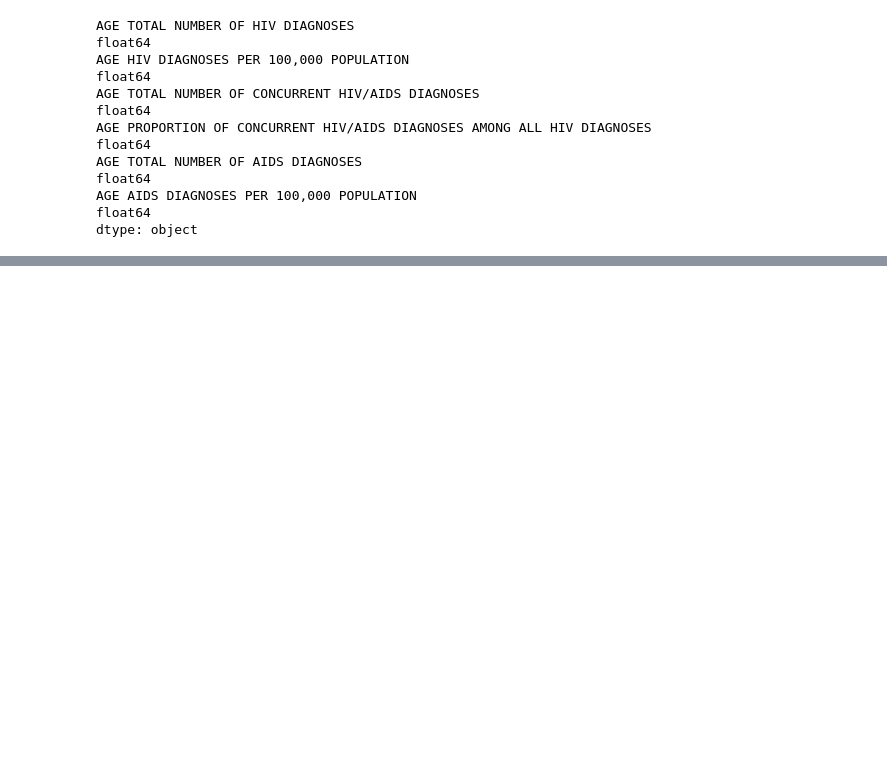
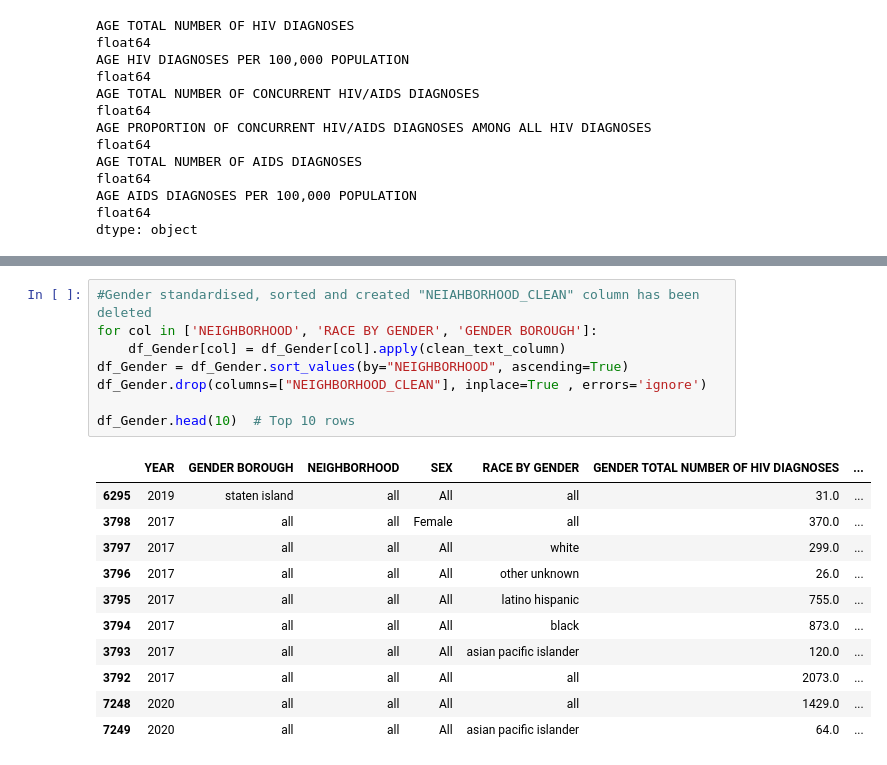
Before and after one commit to Victoire03/HIV_and_AIDS_Infections_in_New_York_City, a Jupyter notebook: Data_analysis.ipynb, the cells around one changed output, grey strips where cells are left out. Saved outputs shown, nothing was run; the diff lists cells and outputs as text; blank space fills up the shorter version.

```diff
--- a/Data_analysis.ipynb
+++ b/Data_analysis.ipynb
@@ -194,0 +282,20 @@ dtype: object
+# %%
+#Gender standardised, sorted and created "NEIAHBORHOOD_CLEAN" column has been deleted
+for col in ['NEIGHBORHOOD', 'RACE BY GENDER', 'GENDER BOROUGH']:
+    df_Gender[col] = df_Gender[col].apply(clean_text_column)
+df_Gender = df_Gender.sort_values(by="NEIGHBORHOOD", ascending=True)
+df_Gender.drop(columns=["NEIGHBORHOOD_CLEAN"], inplace=True , errors='ignore')
+
+df_Gender.head(10)  # Top 10 rows
+# %% [output]
+|  | YEAR | GENDER BOROUGH | NEIGHBORHOOD | SEX | RACE BY GENDER | GENDER TOTAL NUMBER OF HIV DIAGNOSES | ... |
+| 6295 | 2019 | staten island | all | All | all | 31.0 | ... |
+| 3798 | 2017 | all | all | Female | all | 370.0 | ... |
+| 3797 | 2017 | all | all | All | white | 299.0 | ... |
+| 3796 | 2017 | all | all | All | other unknown | 26.0 | ... |
+| 3795 | 2017 | all | all | All | latino hispanic | 755.0 | ... |
+| 3794 | 2017 | all | all | All | black | 873.0 | ... |
+| 3793 | 2017 | all | all | All | asian pacific islander | 120.0 | ... |
+| 3792 | 2017 | all | all | All | all | 2073.0 | ... |
+| 7248 | 2020 | all | all | All | all | 1429.0 | ... |
+| 7249 | 2020 | all | all | All | asian pacific islander | 64.0 | ... |
```
Also changed, not shown: parts of 7 cells of this notebook.
